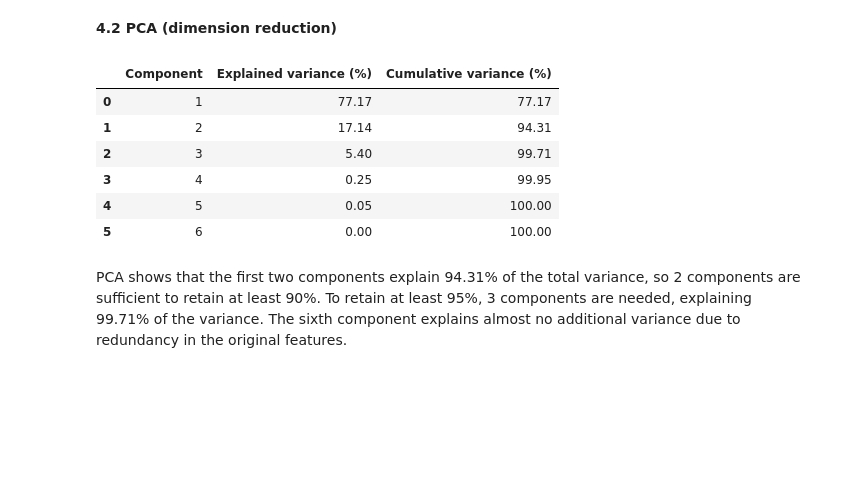
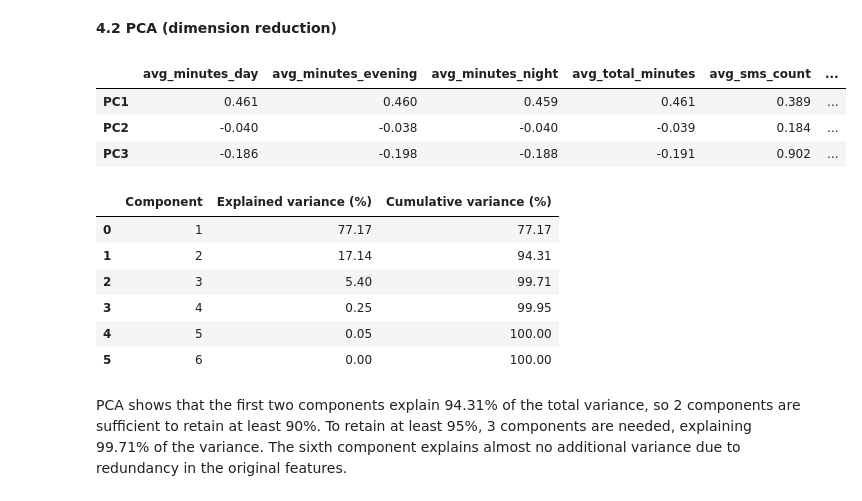
Before and after one commit to nikos0406/UNI-NN-and-DL, a Jupyter notebook: NN_HW1.ipynb, the cells around one changed output. Drawn from its saved outputs; the diff is of its cells as text; code cells hidden in the pictures; blank space fills up the shorter version.

```diff
--- a/NN_HW1.ipynb
+++ b/NN_HW1.ipynb
@@ -670,7 +671,7 @@ Distance-based models such as k-NN are sensitive to differences in feature scale
 # %%
 merged["age_group"] = pd.cut(
     merged["age"],
-    bins=[-float("inf"), 17, 43, 60, float("inf")],
+    bins=[-1, 17, 43, 60, float("inf")],
     labels=["<18", "18-43", "44-60", ">60"]
 )
 # %%
@@ -755,38 +758,52 @@ The maximum difference is approximately zero (3.98e-13). Therefore, avg_total_mi
 # %%
 columns = [
     "avg_minutes_day",
     "avg_minutes_evening",
     "avg_minutes_night",
     "avg_total_minutes",
     "avg_sms_count",
     "avg_data_volume_mb"
 ]
 
 X = merged[columns].dropna()
 
 X_scaled = StandardScaler().fit_transform(X)
 
 pca = PCA()
 pca.fit(X_scaled)
 
+components = pd.DataFrame(
+    pca.components_[:3],
+    index=["PC1", "PC2", "PC3"],
+    columns=X.columns
+)
+
+components["Variance explained (%)"] = pca.explained_variance_ratio_[:3] * 100
+
+display(components.round(3))
+
 variance = pca.explained_variance_ratio_
 cumulative = np.cumsum(variance)
 
 results = pd.DataFrame({
     "Component": range(1, 7),
     "Explained variance (%)": (variance * 100).round(2),
     "Cumulative variance (%)": (cumulative * 100).round(2)
 })
 
 display(results)
 # %% [output]
-|  | Component | Explained variance (%) | Cumulative variance (%) |
-| 0 | 1 | 77.17 | 77.17 |
-| 1 | 2 | 17.14 | 94.31 |
-| 2 | 3 | 5.40 | 99.71 |
-| 3 | 4 | 0.25 | 99.95 |
-| 4 | 5 | 0.05 | 100.00 |
-| 5 | 6 | 0.00 | 100.00 |
+|  | avg_minutes_day | avg_minutes_evening | avg_minutes_night | avg_total_minutes | avg_sms_count | ... |
+| PC1 | 0.461 | 0.460 | 0.459 | 0.461 | 0.389 | ... |
+| PC2 | -0.040 | -0.038 | -0.040 | -0.039 | 0.184 | ... |
+| PC3 | -0.186 | -0.198 | -0.188 | -0.191 | 0.902 | ... |
+|  | Component | Explained variance (%) | Cumulative variance (%) |
+| 0 | 1 | 77.17 | 77.17 |
+| 1 | 2 | 17.14 | 94.31 |
+| 2 | 3 | 5.40 | 99.71 |
+| 3 | 4 | 0.25 | 99.95 |
+| 4 | 5 | 0.05 | 100.00 |
+| 5 | 6 | 0.00 | 100.00 |
 # %% [markdown]
 PCA shows that the first two components explain 94.31% of the total variance, so 2 components are sufficient to retain at least 90%. To retain at least 95%, 3 components are needed, explaining 99.71% of the variance. The sixth component explains almost no additional variance due to redundancy in the original features.
 # %% [markdown]
```
Also changed, not shown: parts of 4 cells of this notebook.
